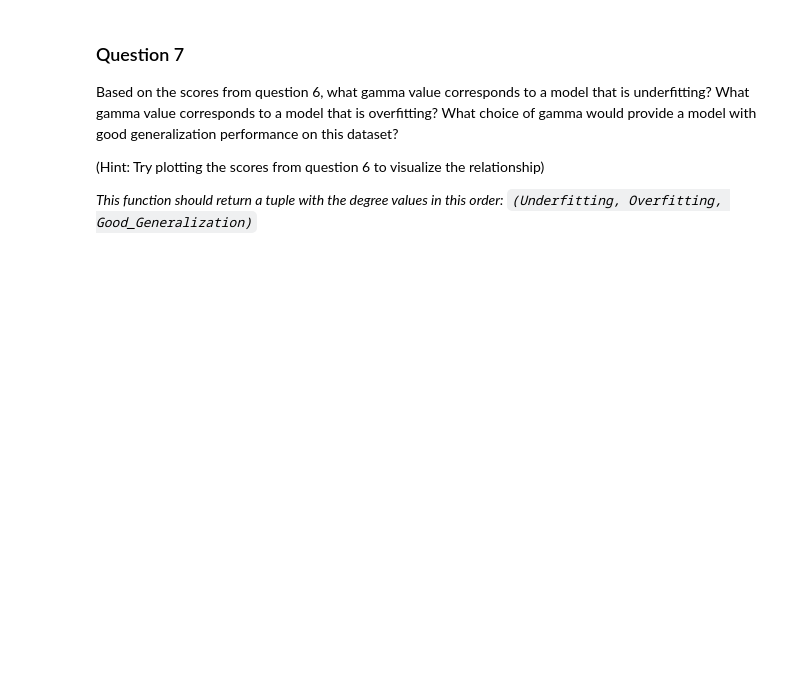
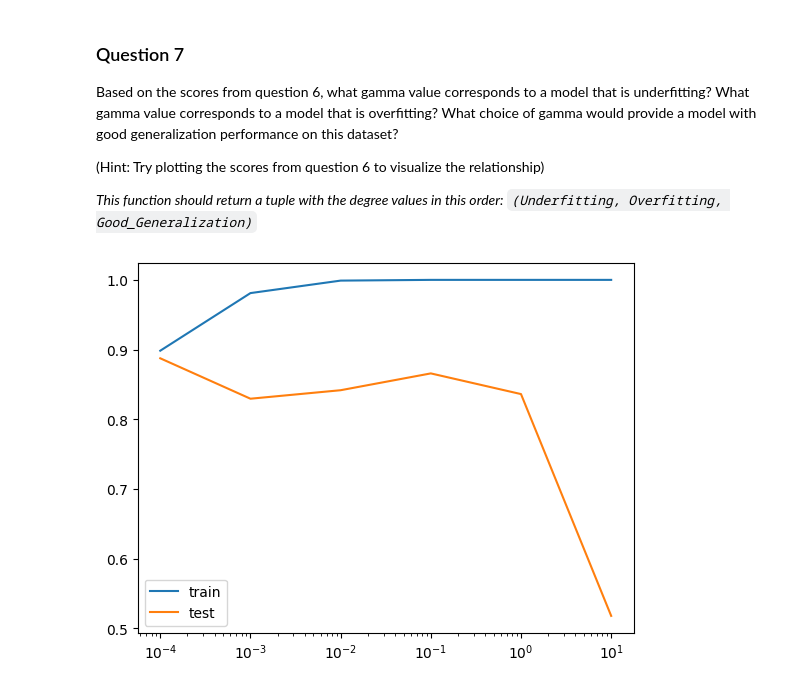
Before and after one commit to calebrauscher/University_of_Michigan, a Jupyter notebook: Applied Machine Learning/Assignment2/assignment2.ipynb, the cells around one changed output. Drawn from its saved outputs; the diff is of its cells as text; code cells hidden in the pictures; blank space fills up the shorter version.

```diff
--- a/Applied Machine Learning/Assignment2/assignment2.ipynb
+++ b/Applied Machine Learning/Assignment2/assignment2.ipynb
@@ -292,8 +292,8 @@ def answer_six():
     from sklearn.model_selection import validation_curve
     # YOUR CODE HERE
     train_scores, valid_scores = validation_curve(SVC(kernel='rbf', C=1, random_state=0),
-                                                  X_train2,
-                                                  y_train2,
+                                                  X_mush,
+                                                  y_mush,
                                                   param_name='gamma',
                                                   param_range=np.logspace(-4, 1, 6),
                                                   cv=3,
@@ -315,7 +318,18 @@ Based on the scores from question 6, what gamma value corresponds to a model tha
 (Hint: Try plotting the scores from question 6 to visualize the relationship)
 
 *This function should return a tuple with the degree values in this order: `(Underfitting, Overfitting, Good_Generalization)`*
-# %%
-def answer_seven():
-    # YOUR CODE HERE
-    raise NotImplementedError()
+# %%
+def answer_seven():
+    # YOUR CODE HERE
+    train, test = answer_six()
+    x = np.logspace(-4, 1, 6)
+    plt.plot(x, train, label="train")
+    plt.plot(x, test, label="test")
+    plt.xscale('log')
+    plt.legend()
+    plt.show()
+    return (0.001,0.1,10)
+# %%
+answer_seven()
+# %% [output]
+[figure, added]
```
Also changed, not shown: parts of 1 cell of this notebook.
